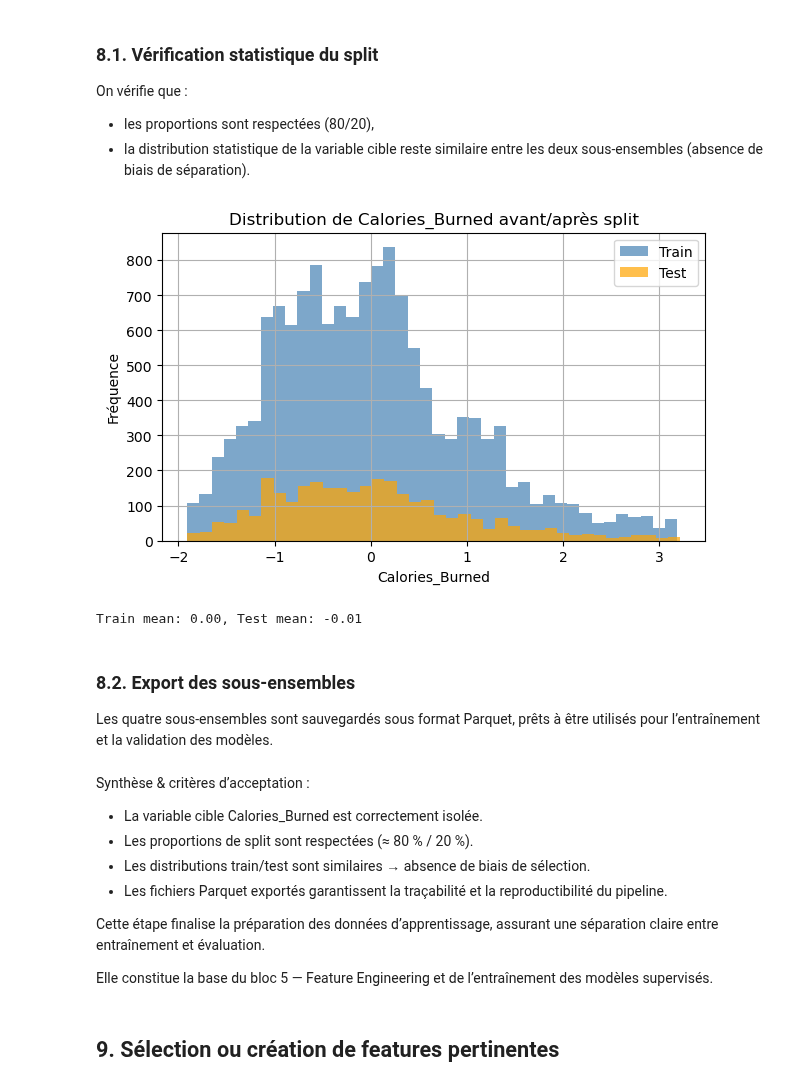
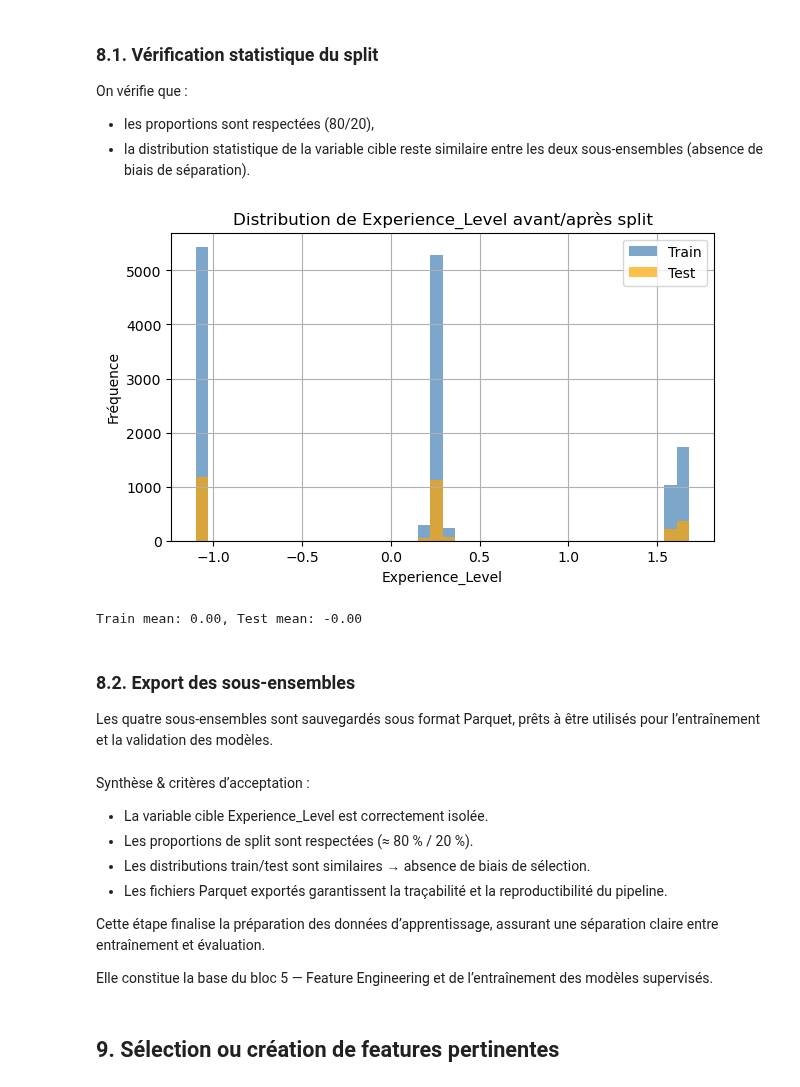
Before and after one commit to happy-developer/train.me, a Jupyter notebook: src/notebooks/preprocessing/life_style_data/preprocessing_life_style_data_v3.ipynb, the cells around one changed output. Drawn from its saved outputs; the diff is of its cells as text; code cells hidden in the pictures.

```diff
--- a/src/notebooks/preprocessing/life_style_data/preprocessing_life_style_data_v3.ipynb
+++ b/src/notebooks/preprocessing/life_style_data/preprocessing_life_style_data_v3.ipynb
@@ -33,10 +33,8 @@ project_root = current_dir.parents[3]  # remonte jusqu’à "train.me"
 # Configuration traitements
 search_best_features = False
 search_best_params = False
-init_full_columns = False
-
 # augmente si tu veux explorer plus
-N_ITER = 40
+N_ITER = 100
 
 # Chemins complets
 db_path = project_root / "src" / "data" / "raw" / "life_style_data" / "life_style_data"
@@ -48,31 +46,25 @@ model_dir = project_root / "src" / "models" / "v1" / "life_style_data"
 config_path = Path(project_root / "src/config/features.yaml")
 with open(config_path, "r", encoding="utf-8") as f:
     config = yaml.safe_load(f)
-if init_full_columns:
-    selected_features = config["selected_features_full_columns"]
-else:
-    selected_features = config["selected_features_test"]
+# selected_features = config["selected_features_full_columns"]
+selected_features = config["selected_features_test"]
 optional_features = config["optional_features"]
 
 # Configuration feature selection
 config_path = Path(project_root / "src/config/features_processed.yaml")
 with open(config_path, "r", encoding="utf-8") as f:
     config_processed = yaml.safe_load(f)
-if init_full_columns:
-    features_processed = config_processed["features_processed_full_columns"]
-else:
-    features_processed = config_processed["features_processed_test"]
+# features_processed = config_processed["features_processed_full_columns"]
+features_processed = config_processed["features_processed_test"]
 
 #Configuration du modèle final
 config_path = Path(project_root / "src/config/inference.yaml")
 with open(config_path, "r", encoding="utf-8") as f:
     config_inference = yaml.safe_load(f)
-if init_full_columns:
-    inference = config_inference["inference_full_columns"]
-else:
-    inference = config_inference["inference_test"]
+# inference = config_inference["inference_full_columns"]
+inference = config_inference["inference_test"]
 
-MODEL_VERSION = "v3.3-minimal"
+MODEL_VERSION = "v3.2-minimal"
 # %% [markdown]
 ## 3. Éviter de réutiliser d’anciens artefacts
 # %%
@@ -768,8 +760,9 @@ Elle représente la dépense calorique totale estimée selon les caractéristiqu
 
 Toutes les autres colonnes servent de features (X).
 # %%
-# Identifier la colonne cible
-target_col = "Calories_Burned"
+# Identifier la colonne cible, la première entrée est toujours la target
+target_col = selected_features[0]
+print(f"Target détectée automatiquement : {target_col}")
 
 # Vérification que la variable existe bien
 assert target_col in df_scaled.columns, f"La colonne cible {target_col} est introuvable."
@@ -814,13 +807,13 @@ df_feat_raw = pd.read_parquet(raw_feat_path)
 print(df_feat_raw.columns)
 
 
-assert "Calories_Burned" in df_feat_raw.columns
+assert target_col in df_feat_raw.columns
 assert set(features_processed) <= set(df_feat_raw.columns), \
     f"Colonnes manquantes dans df_feat_raw : {set(features_processed) - set(df_feat_raw.columns)}"
 
-# X/y bruts (unités réelles pour Age / Weight / Calories_Burned, binaire pour Gender_1.0)
+# X/y bruts (unités réelles pour Age / Weight / Experience_Level, binaire pour Gender_1.0)
 X_raw = df_feat_raw[features_processed].copy()
-y_raw = df_feat_raw["Calories_Burned"].copy()
+y_raw = df_feat_raw[target_col].copy()
 
 print(f"X_raw shape: {X_raw.shape} | y_raw shape: {y_raw.shape}")
 
@@ -880,18 +873,18 @@ On vérifie que :
 # %%
 plt.figure(figsize=(7,4))
 plt.hist(y_train_std, bins=40, alpha=0.7, label="Train", color="steelblue")
 plt.hist(y_test_std, bins=40, alpha=0.7, label="Test", color="orange")
 plt.legend()
-plt.title("Distribution de Calories_Burned avant/après split")
-plt.xlabel("Calories_Burned")
+plt.title(f"Distribution de {target_col} avant/après split")
+plt.xlabel(target_col)
 plt.ylabel("Fréquence")
 plt.grid(True)
 plt.show()
 
 print(f"Train mean: {y_train_std.mean():.2f}, Test mean: {y_test_std.mean():.2f}")
 # %% [output]
-[figure, old version]
+[figure, new version]
-Train mean: 0.00, Test mean: -0.01
+Train mean: 0.00, Test mean: -0.00
 # %% [markdown]
 ### 8.2. Export des sous-ensembles
 
@@ -915,7 +908,7 @@ pd.Series(y_val_std, name=target_col_std).to_frame() \
     .to_parquet(export_dir / "y_val.parquet", index=False)
 # %% [markdown]
 Synthèse & critères d’acceptation :
-- La variable cible Calories_Burned est correctement isolée.
+- La variable cible Experience_Level est correctement isolée.
 - Les proportions de split sont respectées (≈ 80 % / 20 %).
 - Les distributions train/test sont similaires → absence de biais de sélection.
 - Les fichiers Parquet exportés garantissent la traçabilité et la reproductibilité du pipeline.
```
Also changed, not shown: parts of 41 cells of this notebook, 7 other files.
